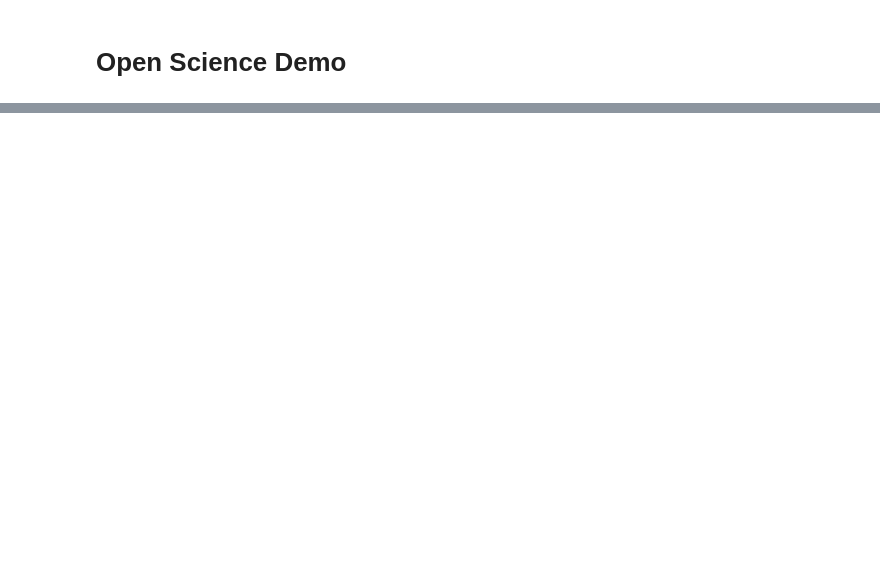
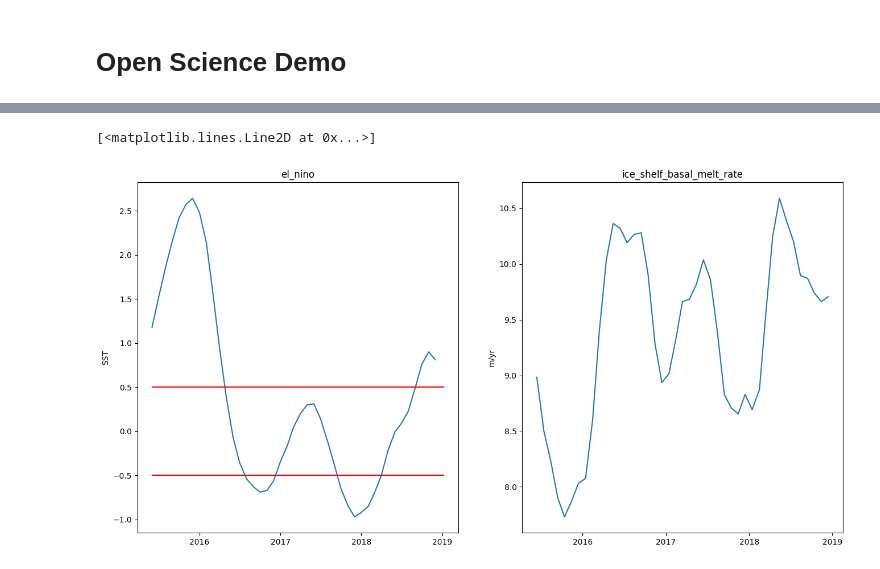
Before and after one commit to earthwave/ew_dta_science_case_demo, a Jupyter notebook: ew_dta_science_case_demo/science_case/science_case.ipynb, the cells around one changed output, grey strips where cells are left out. Saved outputs shown, nothing was run; the diff lists cells and outputs as text; code cells hidden in the pictures; blank space fills up the shorter version.

```diff
--- a/ew_dta_science_case_demo/science_case/science_case.ipynb
+++ b/ew_dta_science_case_demo/science_case/science_case.ipynb
@@ -52,25 +71,32 @@ monthly_dems.plot2d(ax, extent, min_time, max_time, colourmap='RdBu', transparen
 # %%
+# El Nino
+
 from datetime import datetime
 from ew_dta_science_case_demo.tools import OpenScienceDataset
 import matplotlib.pyplot as plt
 
-sea_water_salinity = OpenScienceDataset('sea_water_salinity')
-ice_shelf_basal_melt = OpenScienceDataset('ice_shelf_basal_melt_rate')
-ice_flow = OpenScienceDataset('ice_flow')
-
-# Plot Time Series
-
-min_time = datetime(2014, 6, 1)
-max_time = datetime(2019, 1, 1)
+min_time = datetime(2015, 6, 1)
+max_time = datetime(2019, 1, 7)
 
 min_x=-1905772.0
 max_x=-1505772.0
 min_y=-845000.0
 max_y=-245000.0
 
 extent = [min_x, max_x, min_y, max_y]
 
 fig, ax = plt.subplots(1, 2, figsize=(16, 8))
 
-sea_water_salinity.plot_time_series(ax[0], extent, min_time, max_time)
+el_nino = OpenScienceDataset('el_nino')
+ice_shelf_basal_melt = OpenScienceDataset('ice_shelf_basal_melt_rate')
+
+el_nino.plot_time_series(ax[0], None, min_time, max_time)
 ice_shelf_basal_melt.plot_time_series(ax[1], extent, min_time, max_time)
+
+# Anomalous sea surface temparutres are those outside the interval (-0.5, 0.5). We notice that there is a correlation
+# between anolmalous SST and higher periods of ice shelf basal melt rate
+ax[0].plot([min_time, max_time], [0.5, 0.5], color='r')
+ax[0].plot([min_time, max_time], [-0.5, -0.5], color='r')
+# %% [output]
+[<matplotlib.lines.Line2D at 0x...>]
+[figure, added]
```
Also changed, not shown: parts of 6 cells of this notebook, 1 other file.
